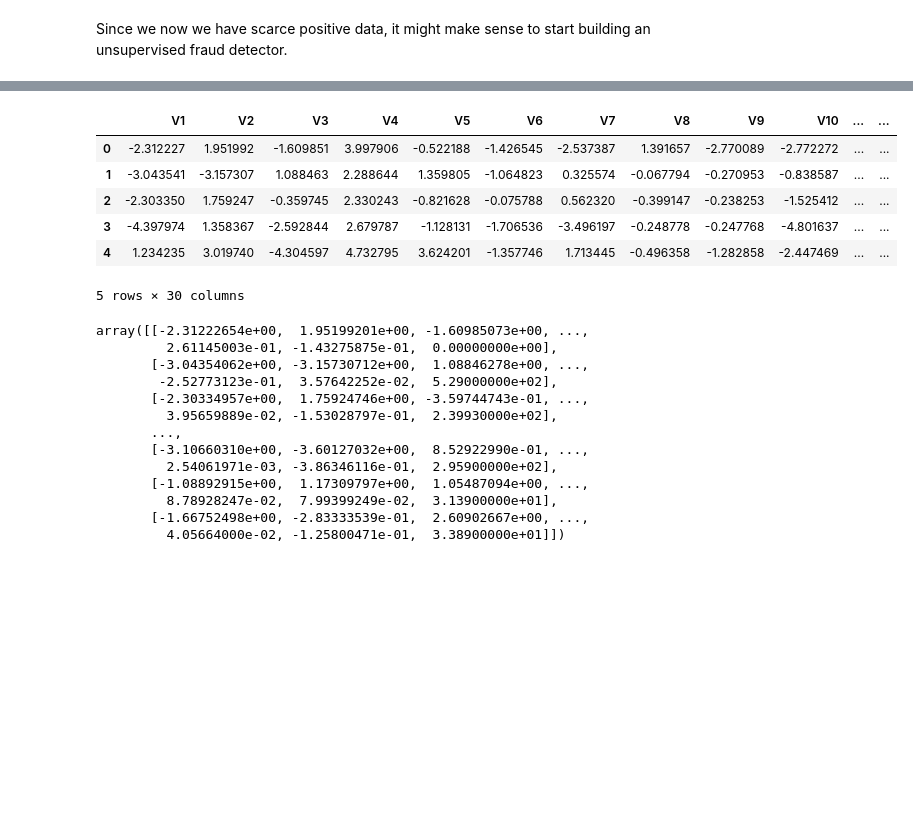
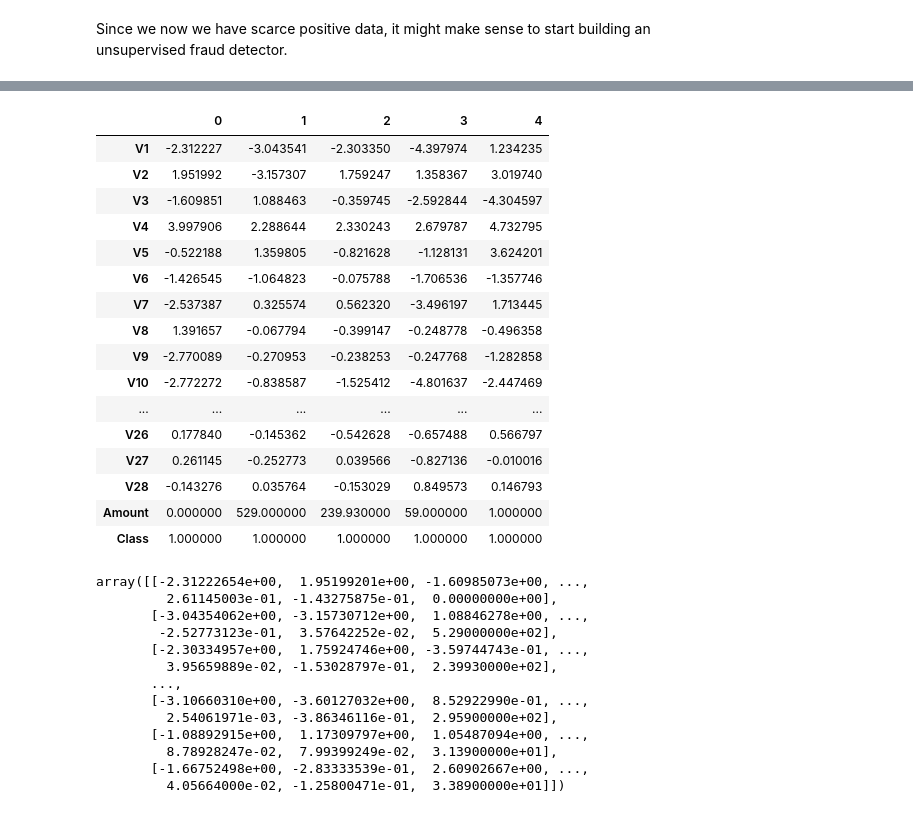
Before and after one commit to cyeboles/practica-random-forest, a Jupyter notebook: practica/fraudDetection_student.ipynb, the cells around one changed output, grey strips where cells are left out. Cells and saved outputs as stored; diff of their text form; code cells hidden in the pictures; blank space fills up the shorter version.

```diff
--- a/practica/fraudDetection_student.ipynb
+++ b/practica/fraudDetection_student.ipynb
@@ -174,15 +181,25 @@ Since we now we have scarce positive data, it might make sense to start building
 # %%
 from sklearn.ensemble import IsolationForest
 # %%
-Fraud_train.head()
+Fraud_train.head().T
 # %% [output]
-|  | V1 | V2 | V3 | V4 | V5 | V6 | V7 | V8 | V9 | V10 | ... | ... |
-| 0 | -2.312227 | 1.951992 | -1.609851 | 3.997906 | -0.522188 | -1.426545 | -2.537387 | 1.391657 | -2.770089 | -2.772272 | ... | ... |
-| 1 | -3.043541 | -3.157307 | 1.088463 | 2.288644 | 1.359805 | -1.064823 | 0.325574 | -0.067794 | -0.270953 | -0.838587 | ... | ... |
-| 2 | -2.303350 | 1.759247 | -0.359745 | 2.330243 | -0.821628 | -0.075788 | 0.562320 | -0.399147 | -0.238253 | -1.525412 | ... | ... |
-| 3 | -4.397974 | 1.358367 | -2.592844 | 2.679787 | -1.128131 | -1.706536 | -3.496197 | -0.248778 | -0.247768 | -4.801637 | ... | ... |
-| 4 | 1.234235 | 3.019740 | -4.304597 | 4.732795 | 3.624201 | -1.357746 | 1.713445 | -0.496358 | -1.282858 | -2.447469 | ... | ... |
+|  | 0 | 1 | 2 | 3 | 4 |
+| V1 | -2.312227 | -3.043541 | -2.303350 | -4.397974 | 1.234235 |
+| V2 | 1.951992 | -3.157307 | 1.759247 | 1.358367 | 3.019740 |
+| V3 | -1.609851 | 1.088463 | -0.359745 | -2.592844 | -4.304597 |
+| V4 | 3.997906 | 2.288644 | 2.330243 | 2.679787 | 4.732795 |
+| V5 | -0.522188 | 1.359805 | -0.821628 | -1.128131 | 3.624201 |
+| V6 | -1.426545 | -1.064823 | -0.075788 | -1.706536 | -1.357746 |
+| V7 | -2.537387 | 0.325574 | 0.562320 | -3.496197 | 1.713445 |
+| V8 | 1.391657 | -0.067794 | -0.399147 | -0.248778 | -0.496358 |
+| V9 | -2.770089 | -0.270953 | -0.238253 | -0.247768 | -1.282858 |
+| V10 | -2.772272 | -0.838587 | -1.525412 | -4.801637 | -2.447469 |
+| ... | ... | ... | ... | ... | ... |
+| V26 | 0.177840 | -0.145362 | -0.542628 | -0.657488 | 0.566797 |
+| V27 | 0.261145 | -0.252773 | 0.039566 | -0.827136 | -0.010016 |
+| V28 | -0.143276 | 0.035764 | -0.153029 | 0.849573 | 0.146793 |
+| Amount | 0.000000 | 529.000000 | 239.930000 | 59.000000 | 1.000000 |
+| Class | 1.000000 | 1.000000 | 1.000000 | 1.000000 | 1.000000 |
-5 rows × 30 columns
 # %%
 Xtrain = Fraud_train[Fraud_train.columns[:-1]].values
 ytrain = Fraud_train[Fraud_train.columns[-1]].values
```
Also changed, not shown: parts of 20 cells of this notebook.
